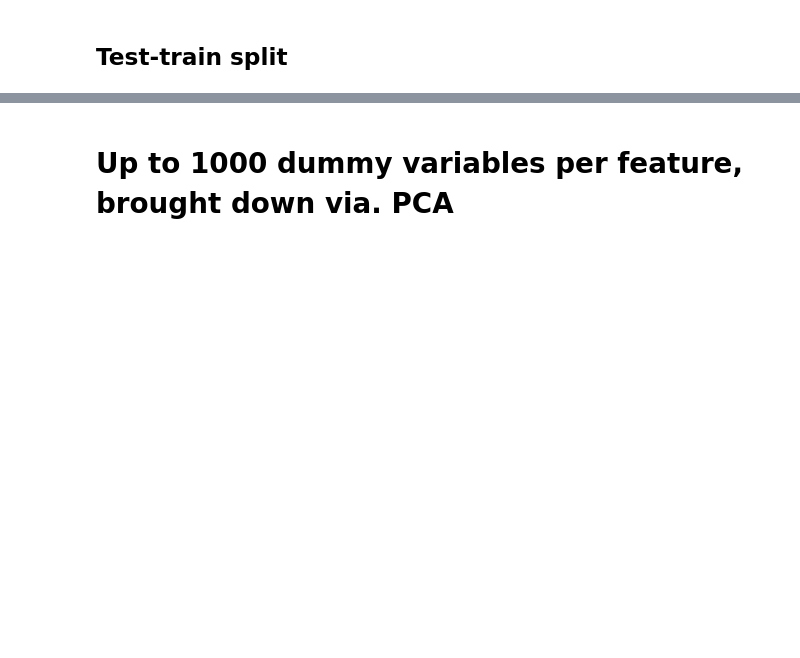
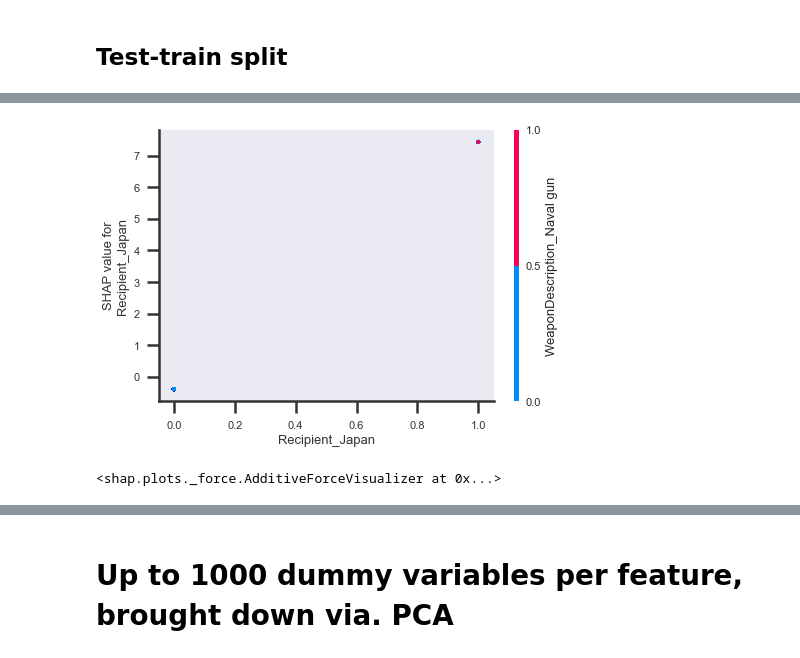
Before and after one commit to MichaelBurak/arms-trade-analysis, a Jupyter notebook: sipri-trades.ipynb, the cells around one changed output, grey strips where cells are left out. Drawn from its saved outputs; the diff is of its cells as text; code cells hidden in the pictures; blank space fills up the shorter version.

```diff
--- a/sipri-trades.ipynb
+++ b/sipri-trades.ipynb
@@ -1935,0 +2131,16 @@ F1 weighted is 0.8864428581989338 at 1000 features taking 187.7344150543213.
+# %%
+shap.dependence_plot("Recipient_Japan", shap_values, X_test_array,feature_names=X_train.columns)
+# %% [output]
+[figure, added]
+# %%
+# interesting_features = ['Secondhand',"BetweenCentralR","Aid","page_rank_r","Recipient_Egypt","DeliveryYear_Pending",
+# "Recipient_South Korea"                       ]
+
+
+ind = 2
+shap.force_plot(
+    explainer.expected_value, shap_values[ind,:], X_test_array[ind,:],
+    feature_names=X.columns
+)
+# %% [output]
+<shap.plots._force.AdditiveForceVisualizer at 0x...>
```
Also changed, not shown: parts of 54 cells of this notebook, 3 other files.
